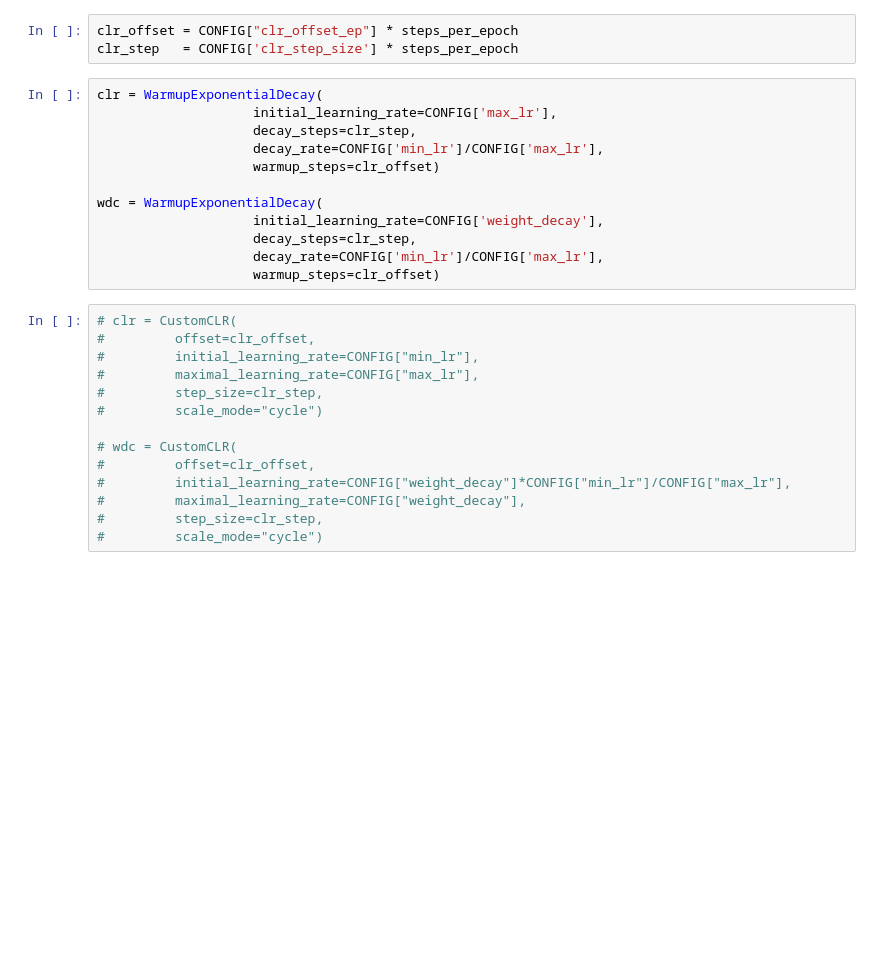
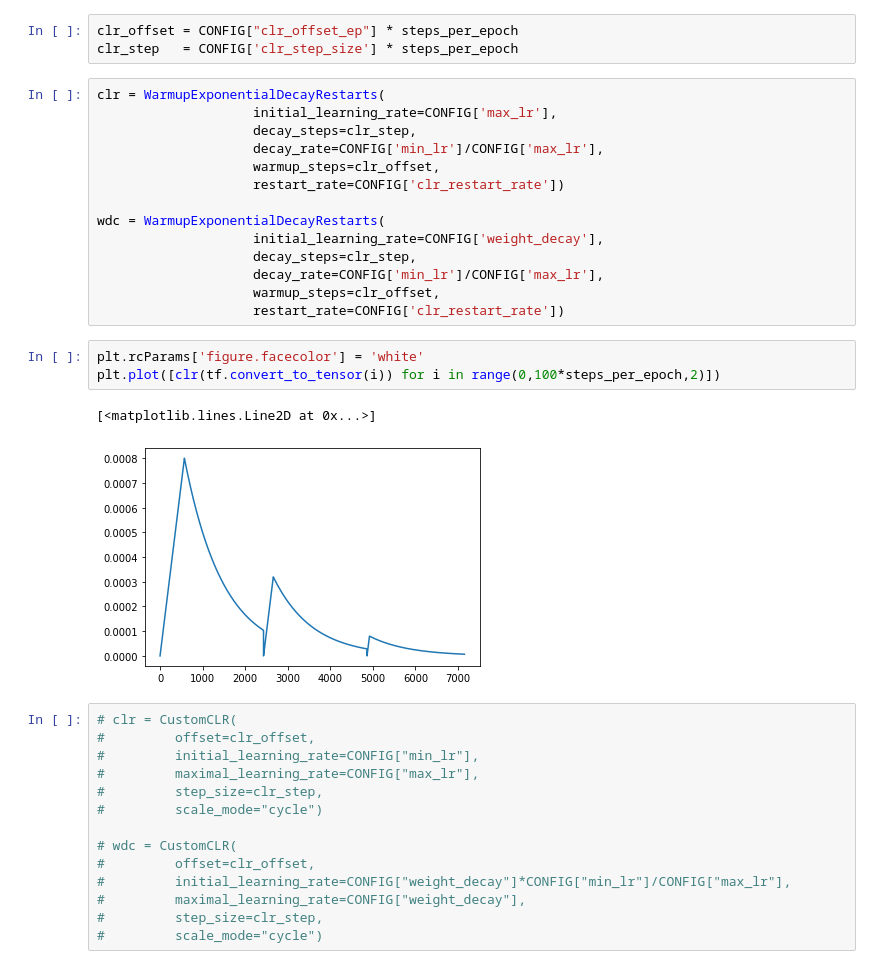
Before and after one commit to ShivamShrirao/3D_res_attn_Unet, a Jupyter notebook: 3D_res_attn_Unet.ipynb, the cells around one changed output. Drawn from its saved outputs; the diff is of its cells as text; blank space fills up the shorter version.

```diff
--- a/3D_res_attn_Unet.ipynb
+++ b/3D_res_attn_Unet.ipynb
@@ -319,17 +363,25 @@ print(eval_js("google.colab.kernel.proxyPort(6006)"))
 clr_offset = CONFIG["clr_offset_ep"] * steps_per_epoch
 clr_step   = CONFIG['clr_step_size'] * steps_per_epoch
 # %%
-clr = WarmupExponentialDecay(
+clr = WarmupExponentialDecayRestarts(
                     initial_learning_rate=CONFIG['max_lr'],
                     decay_steps=clr_step,
                     decay_rate=CONFIG['min_lr']/CONFIG['max_lr'],
-                    warmup_steps=clr_offset)
+                    warmup_steps=clr_offset,
+                    restart_rate=CONFIG['clr_restart_rate'])
 
-wdc = WarmupExponentialDecay(
+wdc = WarmupExponentialDecayRestarts(
                     initial_learning_rate=CONFIG['weight_decay'],
                     decay_steps=clr_step,
                     decay_rate=CONFIG['min_lr']/CONFIG['max_lr'],
-                    warmup_steps=clr_offset)
+                    warmup_steps=clr_offset,
+                    restart_rate=CONFIG['clr_restart_rate'])
+# %%
+plt.rcParams['figure.facecolor'] = 'white'
+plt.plot([clr(tf.convert_to_tensor(i)) for i in range(0,100*steps_per_epoch,2)])
+# %% [output]
+[<matplotlib.lines.Line2D at 0x...>]
+[figure, added]
 # %%
 # clr = CustomCLR(
 #         offset=clr_offset,
```
Also changed, not shown: parts of 20 cells of this notebook.
